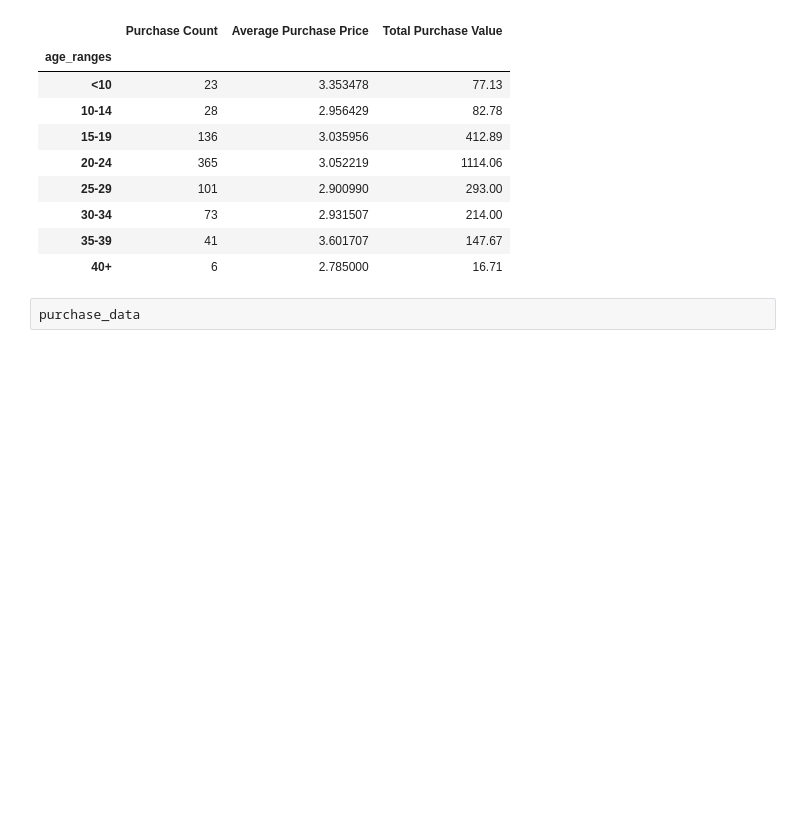
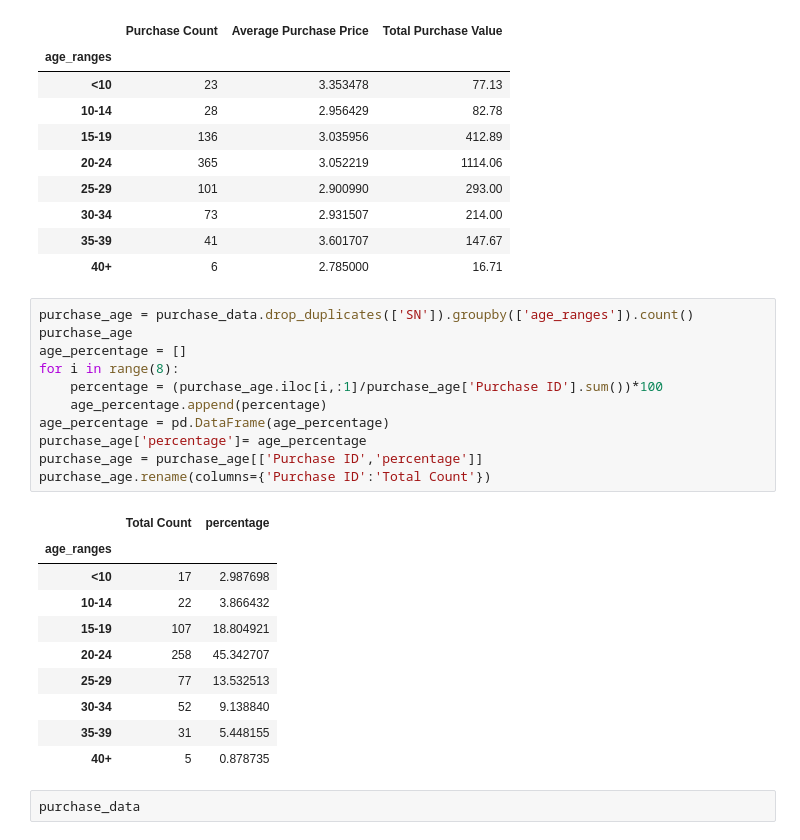
Before and after one commit to wangp79/pandas-challenge, a Jupyter notebook: HeroesOfPymoli /HeroesOfPymoli.ipynb, the cells around one changed output. Cells and saved outputs as stored; diff of their text form; blank space fills up the shorter version.

```diff
--- a/HeroesOfPymoli /HeroesOfPymoli.ipynb
+++ b/HeroesOfPymoli /HeroesOfPymoli.ipynb
@@ -125,6 +125,28 @@ age_table_df.head(8)
 | 30-34 | 73 | 2.931507 | 214.00 |
 | 35-39 | 41 | 3.601707 | 147.67 |
 | 40+ | 6 | 2.785000 | 16.71 |
+# %%
+purchase_age = purchase_data.drop_duplicates(['SN']).groupby(['age_ranges']).count()
+purchase_age
+age_percentage = []
+for i in range(8):
+    percentage = (purchase_age.iloc[i,:1]/purchase_age['Purchase ID'].sum())*100
+    age_percentage.append(percentage)
+age_percentage = pd.DataFrame(age_percentage)
+purchase_age['percentage']= age_percentage
+purchase_age = purchase_age[['Purchase ID','percentage']]
+purchase_age.rename(columns={'Purchase ID':'Total Count'})
+# %% [output]
+|  | Total Count | percentage |
+| age_ranges |  |  |
+| <10 | 17 | 2.987698 |
+| 10-14 | 22 | 3.866432 |
+| 15-19 | 107 | 18.804921 |
+| 20-24 | 258 | 45.342707 |
+| 25-29 | 77 | 13.532513 |
+| 30-34 | 52 | 9.138840 |
+| 35-39 | 31 | 5.448155 |
+| 40+ | 5 | 0.878735 |
 # %%
 purchase_data
 # %% [output]
```
Also changed, not shown: 1 other file.
